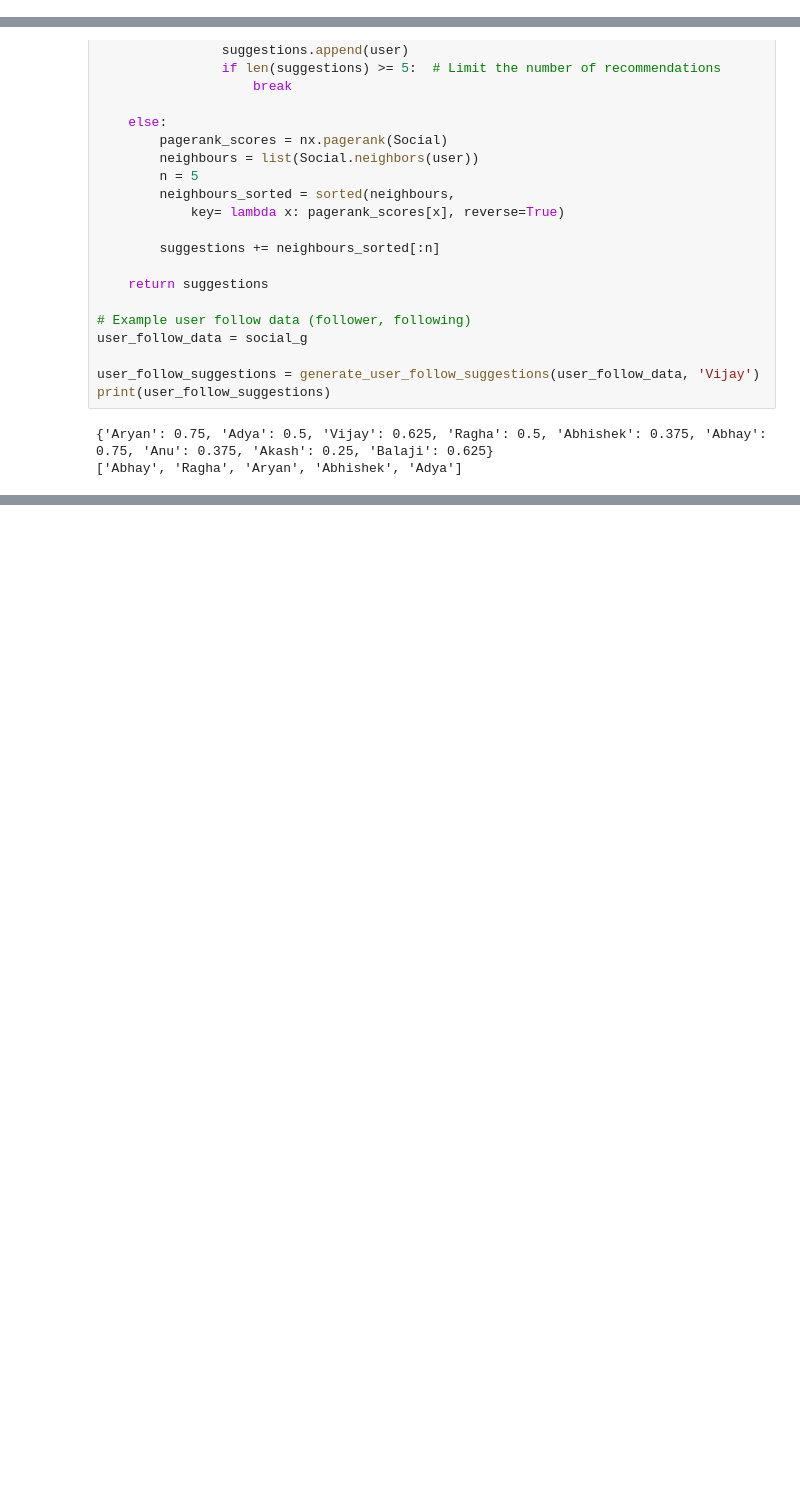
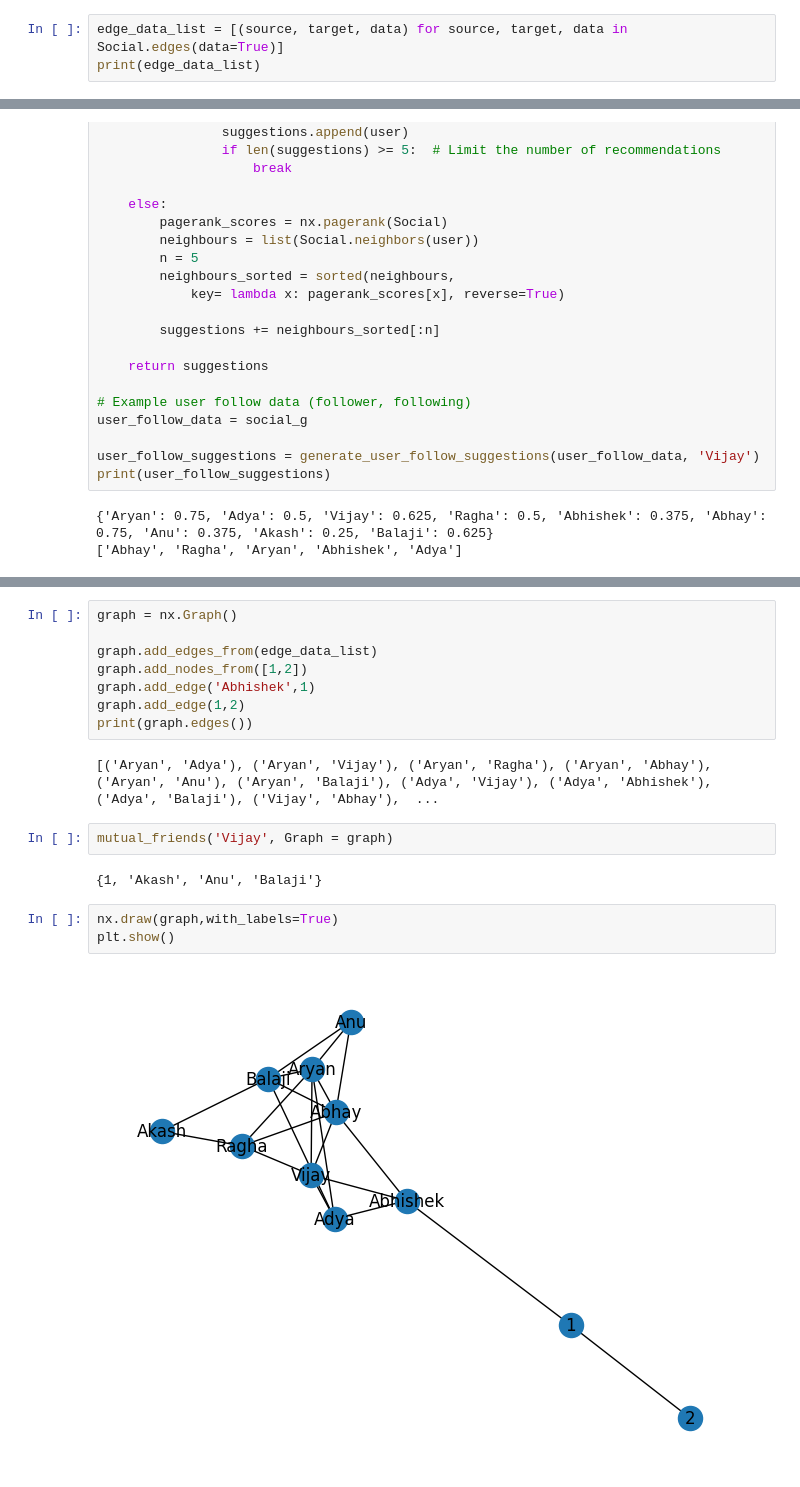
Before and after one commit to 05kashyap/SocialNet_RecSys, a Jupyter notebook: Notebooks/DMS_recommender-model.ipynb, the cells around one changed output, grey strips where cells are left out. Saved outputs shown, nothing was run; the diff lists cells and outputs as text; blank space fills up the shorter version.

Commit message:
Added mutual friends function

```diff
--- a/Notebooks/DMS_recommender-model.ipynb
+++ b/Notebooks/DMS_recommender-model.ipynb
@@ -18,3 +20,6 @@ Social = nx.DiGraph()
 for node in social_g:
     for k in social_g[node]:
         Social.add_edge(node, k[0], weight= k[1])
+# %%
+edge_data_list = [(source, target, data) for source, target, data in Social.edges(data=True)]
+print(edge_data_list)
@@ -66,0 +96,19 @@ print(user_follow_suggestions)
+# %%
+graph = nx.Graph()
+
+graph.add_edges_from(edge_data_list)
+graph.add_nodes_from([1,2])
+graph.add_edge('Abhishek',1)
+graph.add_edge(1,2)
+print(graph.edges())
+# %% [output]
+[('Aryan', 'Adya'), ('Aryan', 'Vijay'), ('Aryan', 'Ragha'), ('Aryan', 'Abhay'), ('Aryan', 'Anu'), ('Aryan', 'Balaji'), ('Adya', 'Vijay'), ('Adya', 'Abhishek'), ('Adya', 'Balaji'), ('Vijay', 'Abhay'),  ...
+# %%
+mutual_friends('Vijay', Graph = graph)
+# %% [output]
+{1, 'Akash', 'Anu', 'Balaji'}
+# %%
+nx.draw(graph,with_labels=True)
+plt.show()
+# %% [output]
+[figure, added]
```
Also changed, not shown: parts of 4 cells of this notebook.
